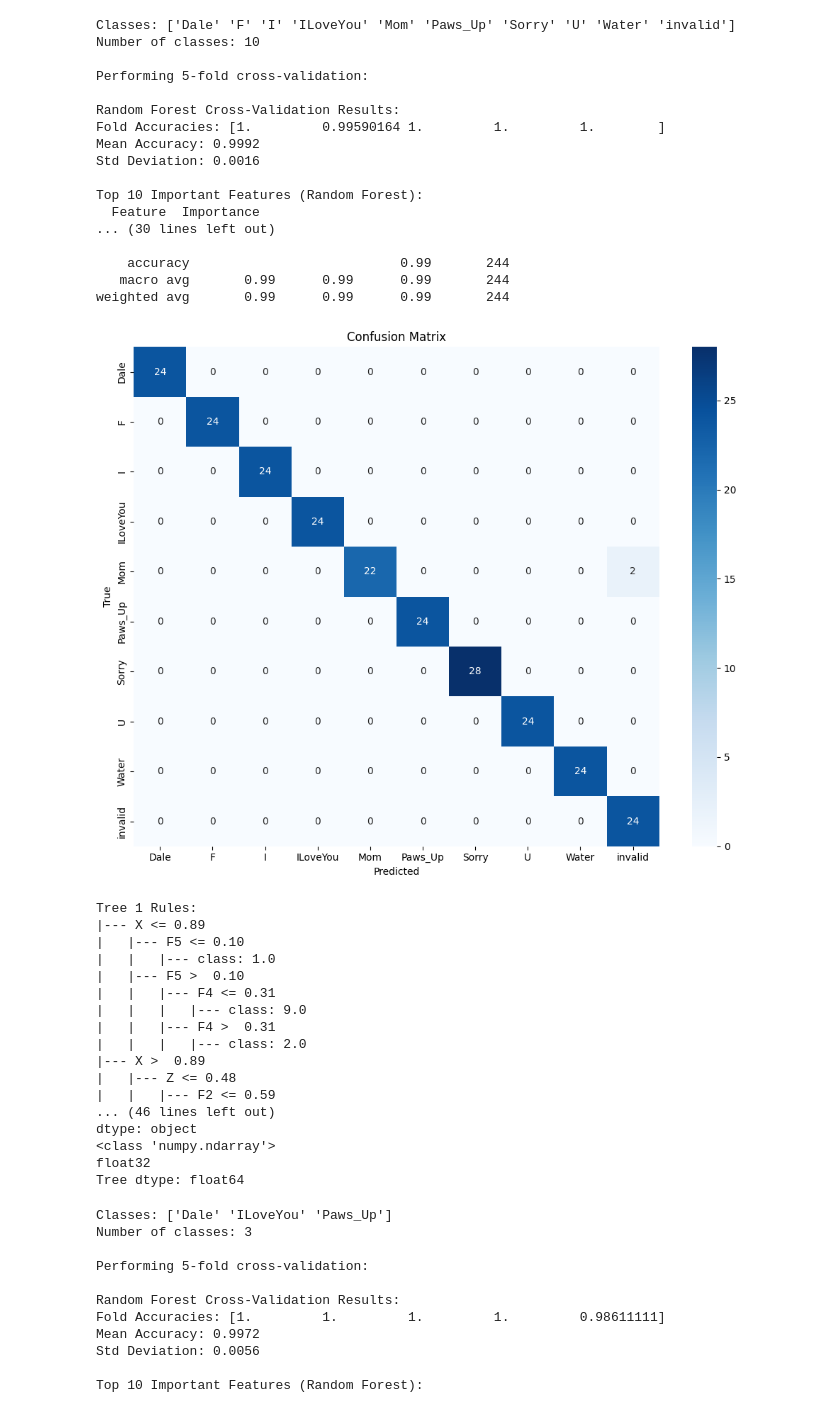
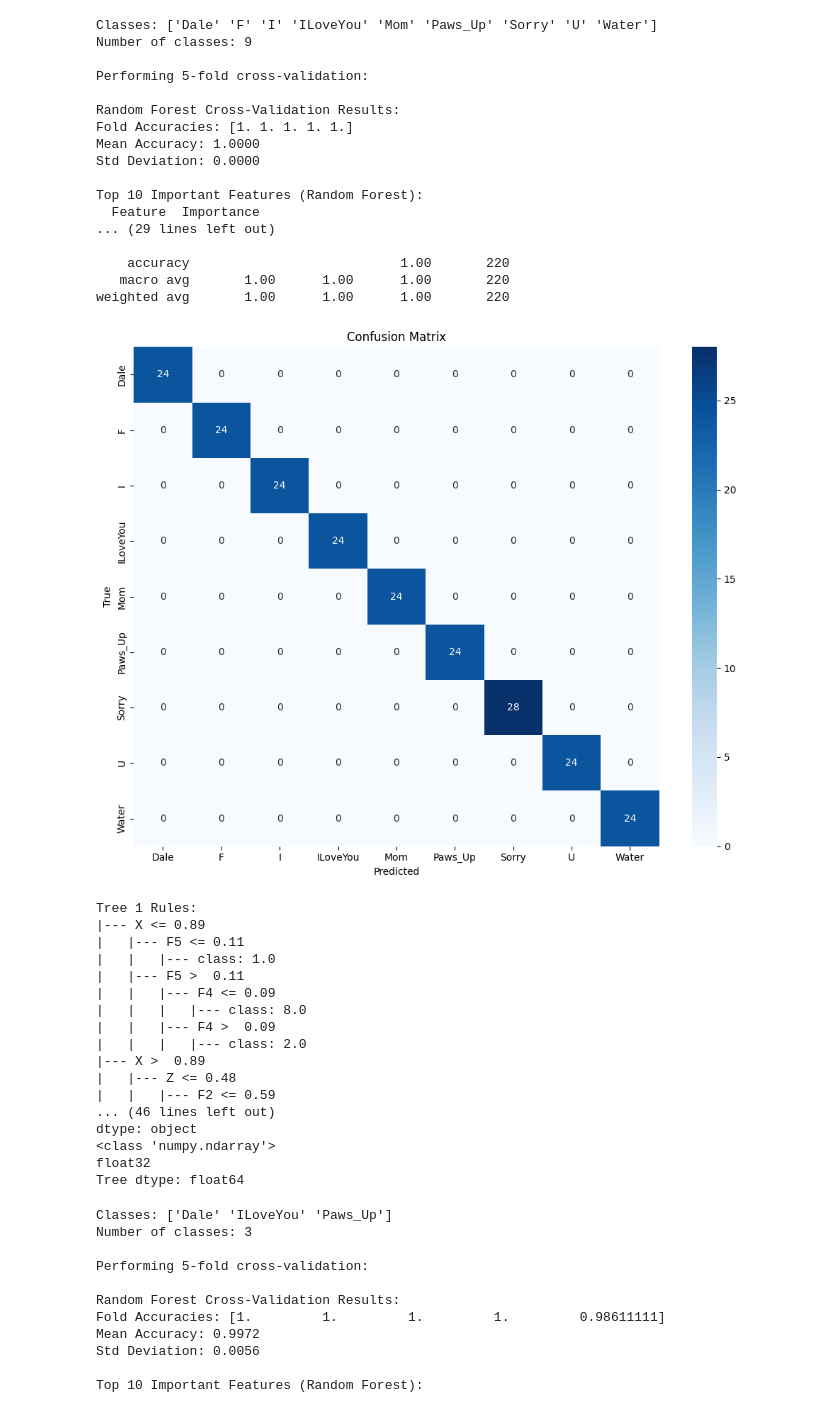
Before and after one commit to INIT-FIU-Hardware-Build-Spring2024/ASL-Glove, a Jupyter notebook: version1_everything.ipynb, the cells around one changed output. Cells and saved outputs as stored; diff of their text form; code cells hidden in the pictures.

```diff
--- a/version1_everything.ipynb
+++ b/version1_everything.ipynb
@@ -46,13 +46,13 @@ df5= pd.read_csv("I_data.csv")
 df6= pd.read_csv("U_data.csv")
 df7= pd.read_csv("Mom_data.csv")
 df8= pd.read_csv("Sorry_data.csv")
-df9= pd.read_csv("invalid_data.csv")
-df10= pd.read_csv("Water_data.csv")
+df9= pd.read_csv("Water_data.csv")
 
-df = pd.concat([df1, df2,df3,df4,df5,df6,df7,df8,df9,df10], ignore_index=True)
+
+df = pd.concat([df1, df2,df3,df4,df5,df6,df7,df8,df9], ignore_index=True)
 
 # Combine the two dataframes
-all_data = [df1, df2,df3,df4,df5,df6,df7,df8,df9,df10]
+all_data = [df1, df2,df3,df4,df5,df6,df7,df8,df9]
 
 #--------------------------------------------------------
 # 2. Clean and Preprocess Each DataFrame
@@ -192,52 +192,52 @@ for i, estimator in enumerate(rf.estimators_):
 #   to recognize gestures in real-time.
 #
 # ⚠️ Important: Do not confuse this with the 'rf' model above used only for printing tree rules.
 # This rf_small model is the official trained model for use during runtime.
 # Save the correct model
 rf_large = RandomForestClassifier(n_estimators=100, max_depth=10, random_state=42)
 rf_large.fit(X_scaled.astype(np.float32), y_encoded)
 
 # Save trained classifier
 joblib.dump(rf_large, "gesture_model.pkl")
 
 # Save the LabelEncoder
 joblib.dump(encoder, "label_encoder.pkl")
 
 # Save the Scaler
 joblib.dump(scaler, "scaler.pkl")
 
 #debug checks
 print(X.dtypes)
 print(type(X_scaled))  # should be <class 'numpy.ndarray'>
 print(X_scaled.dtype)  # should say float32
-print("Tree dtype:", rf_small.estimators_[0].tree_.threshold.dtype)
+print("Tree dtype:", rf_large.estimators_[0].tree_.threshold.dtype)
 # %% [output]
-Classes: ['Dale' 'F' 'I' 'ILoveYou' 'Mom' 'Paws_Up' 'Sorry' 'U' 'Water' 'invalid']
-Number of classes: 10
+Classes: ['Dale' 'F' 'I' 'ILoveYou' 'Mom' 'Paws_Up' 'Sorry' 'U' 'Water']
+Number of classes: 9
 
 Performing 5-fold cross-validation:
 
 Random Forest Cross-Validation Results:
-Fold Accuracies: [1.         0.99590164 1.         1.         1.        ]
-Mean Accuracy: 0.9992
-Std Deviation: 0.0016
+Fold Accuracies: [1. 1. 1. 1. 1.]
+Mean Accuracy: 1.0000
+Std Deviation: 0.0000
 
 Top 10 Important Features (Random Forest):
   Feature  Importance
-... (30 lines left out)
+... (29 lines left out)
 
-    accuracy                           0.99       244
-   macro avg       0.99      0.99      0.99       244
-weighted avg       0.99      0.99      0.99       244
+    accuracy                           1.00       220
+   macro avg       1.00      1.00      1.00       220
+weighted avg       1.00      1.00      1.00       220
-[figure, old version]
+[figure, new version]
 Tree 1 Rules:
 |--- X <= 0.89
-|   |--- F5 <= 0.10
+|   |--- F5 <= 0.11
 |   |   |--- class: 1.0
-|   |--- F5 >  0.10
-|   |   |--- F4 <= 0.31
-|   |   |   |--- class: 9.0
-|   |   |--- F4 >  0.31
+|   |--- F5 >  0.11
+|   |   |--- F4 <= 0.09
+|   |   |   |--- class: 8.0
+|   |   |--- F4 >  0.09
 |   |   |   |--- class: 2.0
 |--- X >  0.89
 |   |--- Z <= 0.48
```
